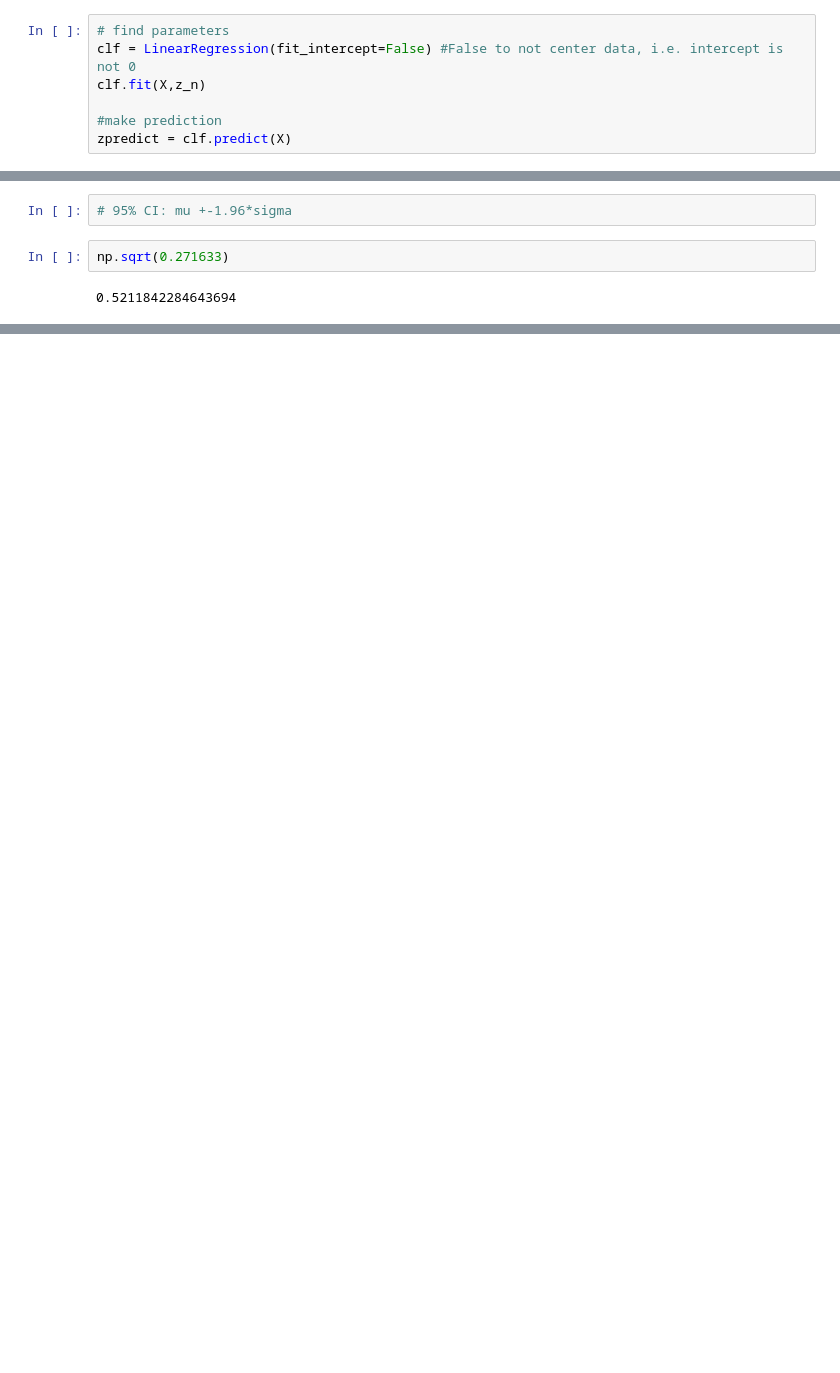
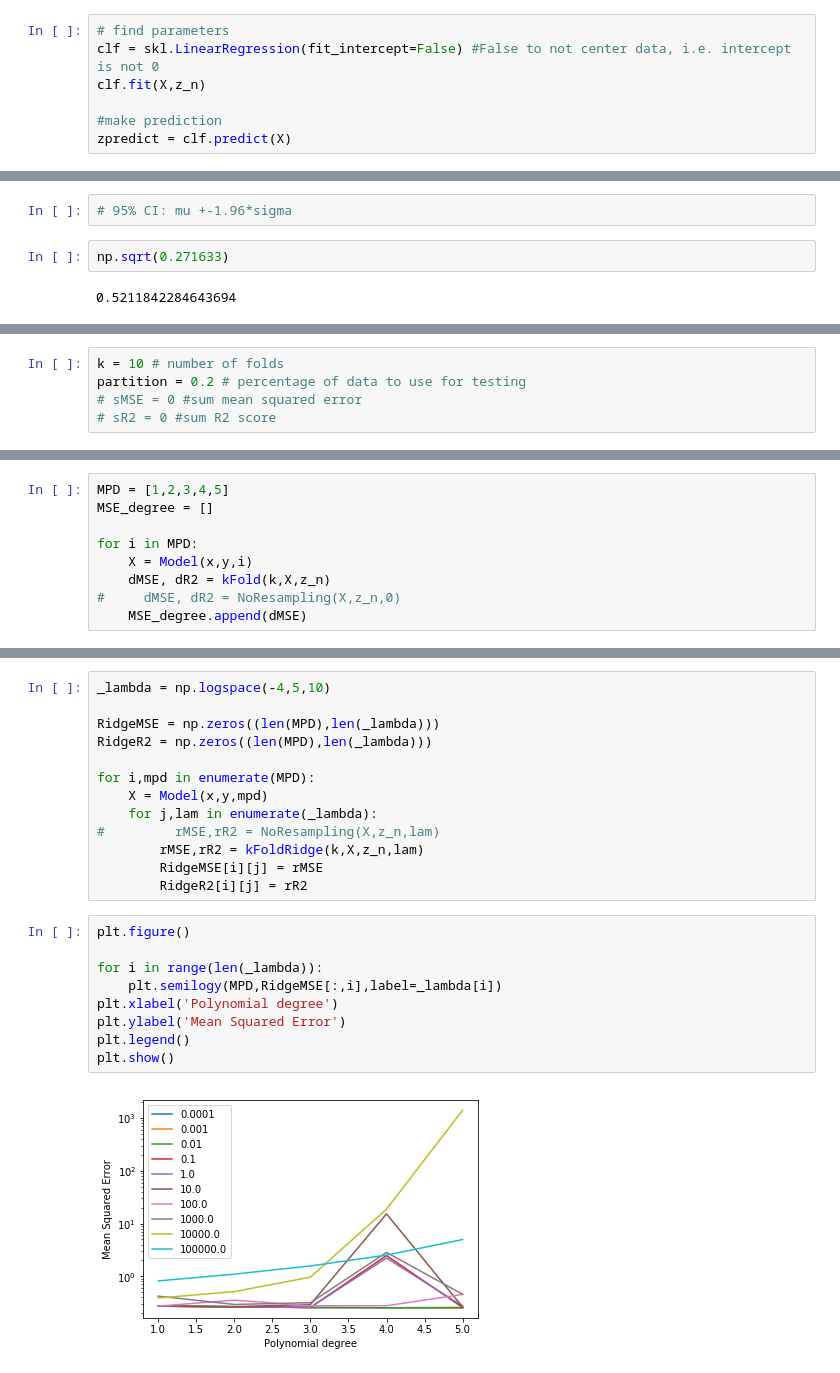
Before and after one commit to jkismul/MachineLearning, a Jupyter notebook: project1.ipynb, the cells around one changed output, grey strips where cells are left out. Drawn from its saved outputs; the diff is of its cells as text; blank space fills up the shorter version.

```diff
--- a/project1.ipynb
+++ b/project1.ipynb
@@ -95,7 +107,7 @@ ztilde = X @ beta
 # THIS CELL IS CURRENTLY NOT IN USE #
 # %%
 # find parameters
-clf = LinearRegression(fit_intercept=False) #False to not center data, i.e. intercept is not 0
+clf = skl.LinearRegression(fit_intercept=False) #False to not center data, i.e. intercept is not 0
 clf.fit(X,z_n)
 
 #make prediction
@@ -150,0 +176,5 @@ np.sqrt(0.271633)
+# %%
+k = 10 # number of folds
+partition = 0.2 # percentage of data to use for testing
+# sMSE = 0 #sum mean squared error
+# sR2 = 0 #sum R2 score
@@ -150,0 +288,9 @@ np.sqrt(0.271633)
+# %%
+MPD = [1,2,3,4,5]
+MSE_degree = []
+
+for i in MPD:
+    X = Model(x,y,i)
+    dMSE, dR2 = kFold(k,X,z_n)
+#     dMSE, dR2 = NoResampling(X,z_n,0)
+    MSE_degree.append(dMSE)
@@ -150,0 +309,24 @@ np.sqrt(0.271633)
+# %%
+_lambda = np.logspace(-4,5,10)
+
+RidgeMSE = np.zeros((len(MPD),len(_lambda)))
+RidgeR2 = np.zeros((len(MPD),len(_lambda)))
+
+for i,mpd in enumerate(MPD):
+    X = Model(x,y,mpd)
+    for j,lam in enumerate(_lambda):
+#         rMSE,rR2 = NoResampling(X,z_n,lam)
+        rMSE,rR2 = kFoldRidge(k,X,z_n,lam)
+        RidgeMSE[i][j] = rMSE
+        RidgeR2[i][j] = rR2
+# %%
+plt.figure()
+
+for i in range(len(_lambda)):
+    plt.semilogy(MPD,RidgeMSE[:,i],label=_lambda[i])
+plt.xlabel('Polynomial degree')
+plt.ylabel('Mean Squared Error')
+plt.legend()
+plt.show()
+# %% [output]
+[figure, added]
```
Also changed, not shown: parts of 21 cells of this notebook.
